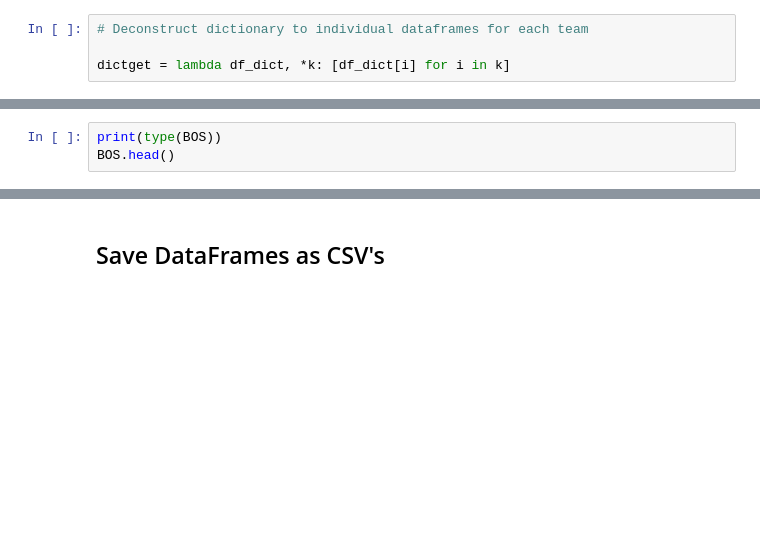
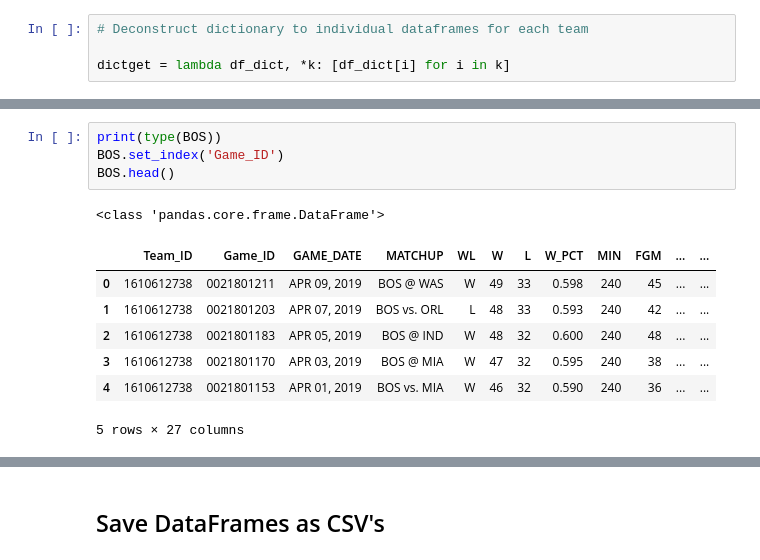
Before and after one commit to harpreet1020/NBA_Score_Prediction, a Jupyter notebook: Notebooks/team_game_logs.ipynb, the cells around one changed output, grey strips where cells are left out. Drawn from its saved outputs; the diff is of its cells as text; blank space fills up the shorter version.

```diff
--- a/Notebooks/team_game_logs.ipynb
+++ b/Notebooks/team_game_logs.ipynb
@@ -63,3 +99,13 @@ ATL.head()
 # %%
 print(type(BOS))
+BOS.set_index('Game_ID')
 BOS.head()
+# %% [output]
+<class 'pandas.core.frame.DataFrame'>
+|  | Team_ID | Game_ID | GAME_DATE | MATCHUP | WL | W | L | W_PCT | MIN | FGM | ... | ... |
+| 0 | 1610612738 | 0021801211 | APR 09, 2019 | BOS @ WAS | W | 49 | 33 | 0.598 | 240 | 45 | ... | ... |
+| 1 | 1610612738 | 0021801203 | APR 07, 2019 | BOS vs. ORL | L | 48 | 33 | 0.593 | 240 | 42 | ... | ... |
+| 2 | 1610612738 | 0021801183 | APR 05, 2019 | BOS @ IND | W | 48 | 32 | 0.600 | 240 | 48 | ... | ... |
+| 3 | 1610612738 | 0021801170 | APR 03, 2019 | BOS @ MIA | W | 47 | 32 | 0.595 | 240 | 38 | ... | ... |
+| 4 | 1610612738 | 0021801153 | APR 01, 2019 | BOS vs. MIA | W | 46 | 32 | 0.590 | 240 | 36 | ... | ... |
+5 rows × 27 columns
```
Also changed, not shown: parts of 19 cells of this notebook, 1 other file.
